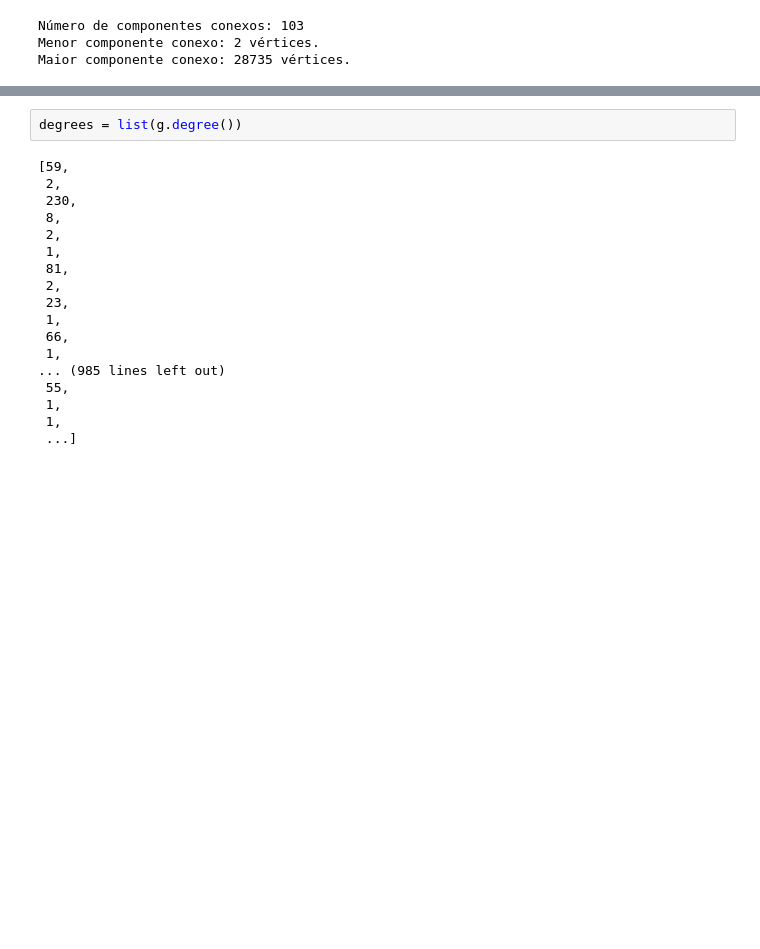
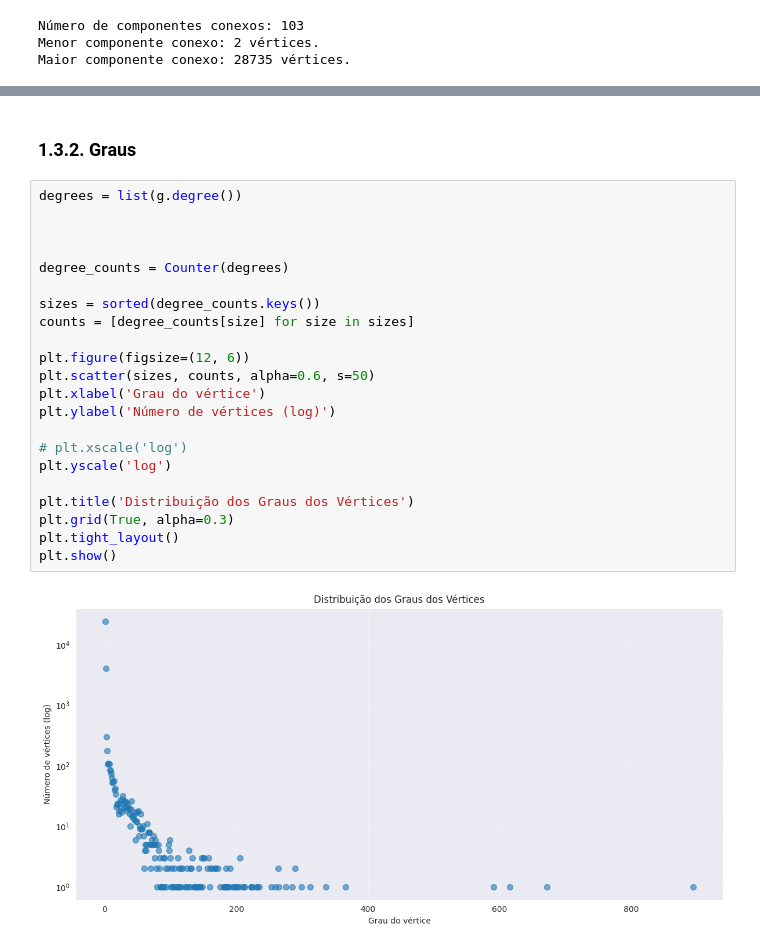
Before and after one commit to busdriverbuddha/tramita, a Jupyter notebook: gold/01_reconstrucao_grafo.ipynb, the cells around one changed output, grey strips where cells are left out. Cells and saved outputs as stored; diff of their text form; blank space fills up the shorter version.

```diff
--- a/gold/01_reconstrucao_grafo.ipynb
+++ b/gold/01_reconstrucao_grafo.ipynb
@@ -1366,20 +1362,26 @@ plt.show()
+# %% [markdown]
+### 1.3.2. Graus
 # %%
 degrees = list(g.degree())
+
+
+
+degree_counts = Counter(degrees)
+
+sizes = sorted(degree_counts.keys())
+counts = [degree_counts[size] for size in sizes]
+
+plt.figure(figsize=(12, 6))
+plt.scatter(sizes, counts, alpha=0.6, s=50)
+plt.xlabel('Grau do vértice')
+plt.ylabel('Número de vértices (log)')
+
+# plt.xscale('log')
+plt.yscale('log')
+
+plt.title('Distribuição dos Graus dos Vértices')
+plt.grid(True, alpha=0.3)
+plt.tight_layout()
+plt.show()
 # %% [output]
-[59,
- 2,
- 230,
- 8,
- 2,
- 1,
- 81,
- 2,
- 23,
- 1,
- 66,
- 1,
-... (985 lines left out)
- 55,
- 1,
- 1,
- ...]
+[figure, added]
```
Also changed, not shown: parts of 2 cells of this notebook, 3 other files.
